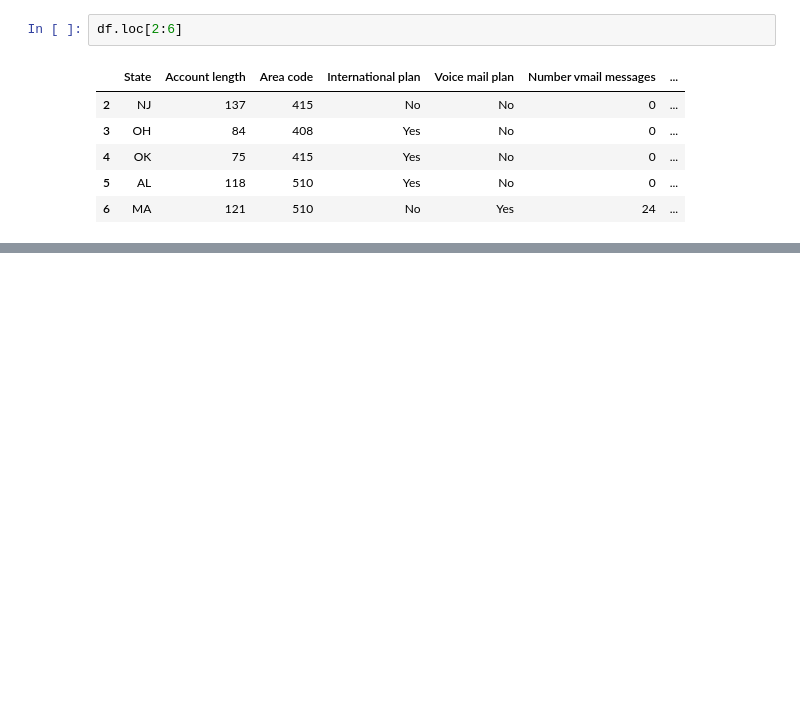
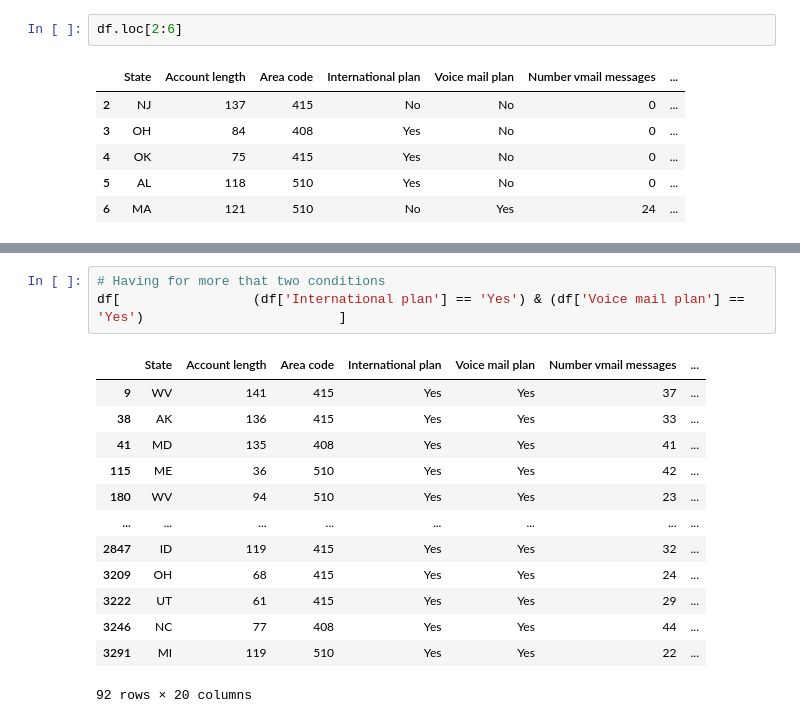
Before and after one commit to Nahsc0/DSFP_CLass, a Jupyter notebook: DataFrame.ipynb, the cells around one changed output, grey strips where cells are left out. Cells and saved outputs as stored; diff of their text form; blank space fills up the shorter version.

```diff
--- a/DataFrame.ipynb
+++ b/DataFrame.ipynb
@@ -246,0 +247,17 @@ df[                 df['International plan'] == 'Yes'                         ]
+# %%
+# Having for more that two conditions
+df[                 (df['International plan'] == 'Yes') & (df['Voice mail plan'] == 'Yes')                         ]
+# %% [output]
+|  | State | Account length | Area code | International plan | Voice mail plan | Number vmail messages | ... |
+| 9 | WV | 141 | 415 | Yes | Yes | 37 | ... |
+| 38 | AK | 136 | 415 | Yes | Yes | 33 | ... |
+| 41 | MD | 135 | 408 | Yes | Yes | 41 | ... |
+| 115 | ME | 36 | 510 | Yes | Yes | 42 | ... |
+| 180 | WV | 94 | 510 | Yes | Yes | 23 | ... |
+| ... | ... | ... | ... | ... | ... | ... | ... |
+| 2847 | ID | 119 | 415 | Yes | Yes | 32 | ... |
+| 3209 | OH | 68 | 415 | Yes | Yes | 24 | ... |
+| 3222 | UT | 61 | 415 | Yes | Yes | 29 | ... |
+| 3246 | NC | 77 | 408 | Yes | Yes | 44 | ... |
+| 3291 | MI | 119 | 510 | Yes | Yes | 22 | ... |
+92 rows × 20 columns
```
Also changed, not shown: parts of 31 cells of this notebook.
